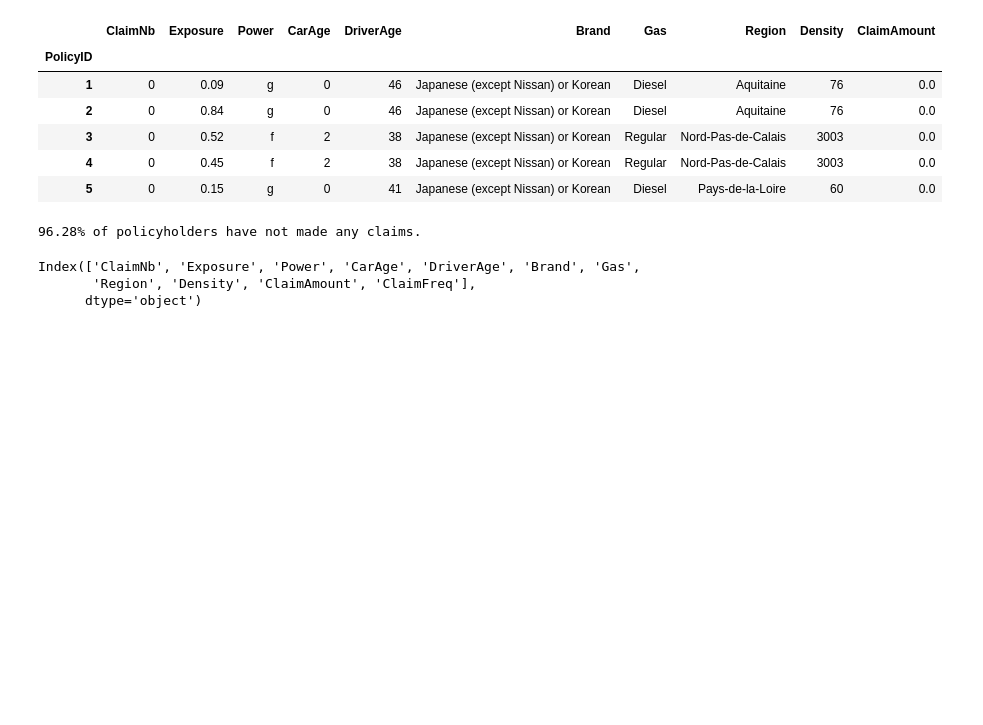
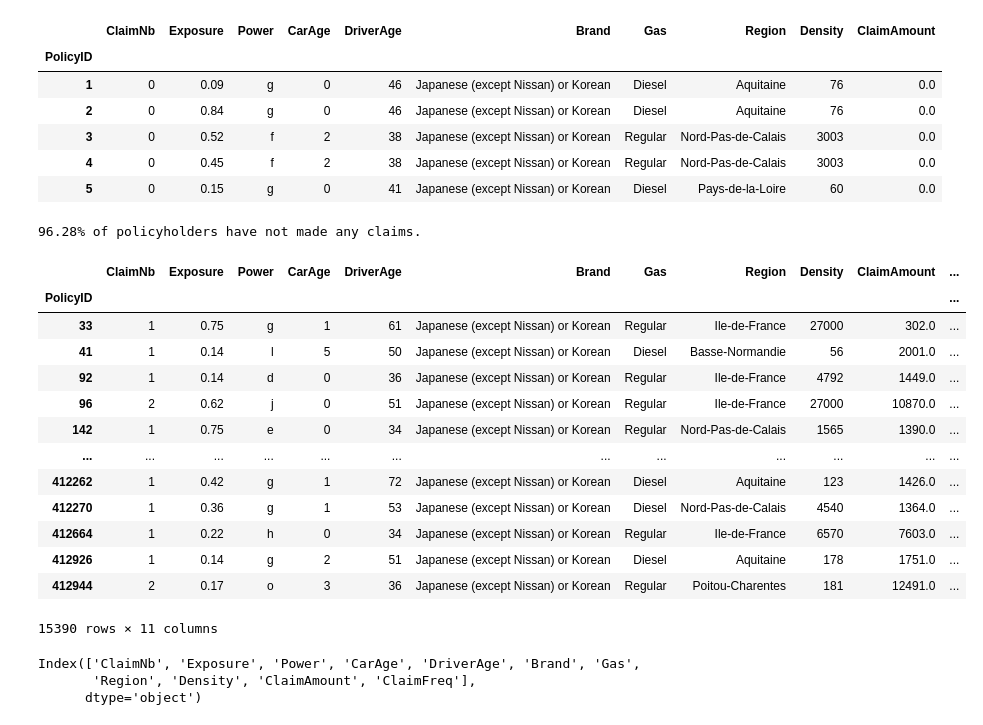
Before and after one commit to Jash-tech/MlEndtoEnd, a Jupyter notebook: experiment/experiment.ipynb, the cells around one changed output. Saved outputs shown, nothing was run; the diff lists cells and outputs as text; code cells hidden in the pictures; blank space fills up the shorter version.

```diff
--- a/experiment/experiment.ipynb
+++ b/experiment/experiment.ipynb
@@ -122,6 +122,23 @@ pct_pols_no_clm = round((policies_no_claims/all_policies)*100, 2)
 print(str(pct_pols_no_clm)+"% of policyholders have not made any claims.")
 # %% [output]
 96.28% of policyholders have not made any claims.
+# %%
+df_merged[df_merged['ClaimAmount']!=0]
+# %% [output]
+|  | ClaimNb | Exposure | Power | CarAge | DriverAge | Brand | Gas | Region | Density | ClaimAmount | ... |
+| PolicyID |  |  |  |  |  |  |  |  |  |  | ... |
+| 33 | 1 | 0.75 | g | 1 | 61 | Japanese (except Nissan) or Korean | Regular | Ile-de-France | 27000 | 302.0 | ... |
+| 41 | 1 | 0.14 | l | 5 | 50 | Japanese (except Nissan) or Korean | Diesel | Basse-Normandie | 56 | 2001.0 | ... |
+| 92 | 1 | 0.14 | d | 0 | 36 | Japanese (except Nissan) or Korean | Regular | Ile-de-France | 4792 | 1449.0 | ... |
+| 96 | 2 | 0.62 | j | 0 | 51 | Japanese (except Nissan) or Korean | Regular | Ile-de-France | 27000 | 10870.0 | ... |
+| 142 | 1 | 0.75 | e | 0 | 34 | Japanese (except Nissan) or Korean | Regular | Nord-Pas-de-Calais | 1565 | 1390.0 | ... |
+| ... | ... | ... | ... | ... | ... | ... | ... | ... | ... | ... | ... |
+| 412262 | 1 | 0.42 | g | 1 | 72 | Japanese (except Nissan) or Korean | Diesel | Aquitaine | 123 | 1426.0 | ... |
+| 412270 | 1 | 0.36 | g | 1 | 53 | Japanese (except Nissan) or Korean | Diesel | Nord-Pas-de-Calais | 4540 | 1364.0 | ... |
+| 412664 | 1 | 0.22 | h | 0 | 34 | Japanese (except Nissan) or Korean | Regular | Ile-de-France | 6570 | 7603.0 | ... |
+| 412926 | 1 | 0.14 | g | 2 | 51 | Japanese (except Nissan) or Korean | Diesel | Aquitaine | 178 | 1751.0 | ... |
+| 412944 | 2 | 0.17 | o | 3 | 36 | Japanese (except Nissan) or Korean | Regular | Poitou-Charentes | 181 | 12491.0 | ... |
+15390 rows × 11 columns
 # %%
 df_merged['ClaimFreq'] = df_merged['ClaimNb'] / df_merged['Exposure']
 # %%
```
Also changed, not shown: parts of 14 cells of this notebook, 20 other files.
